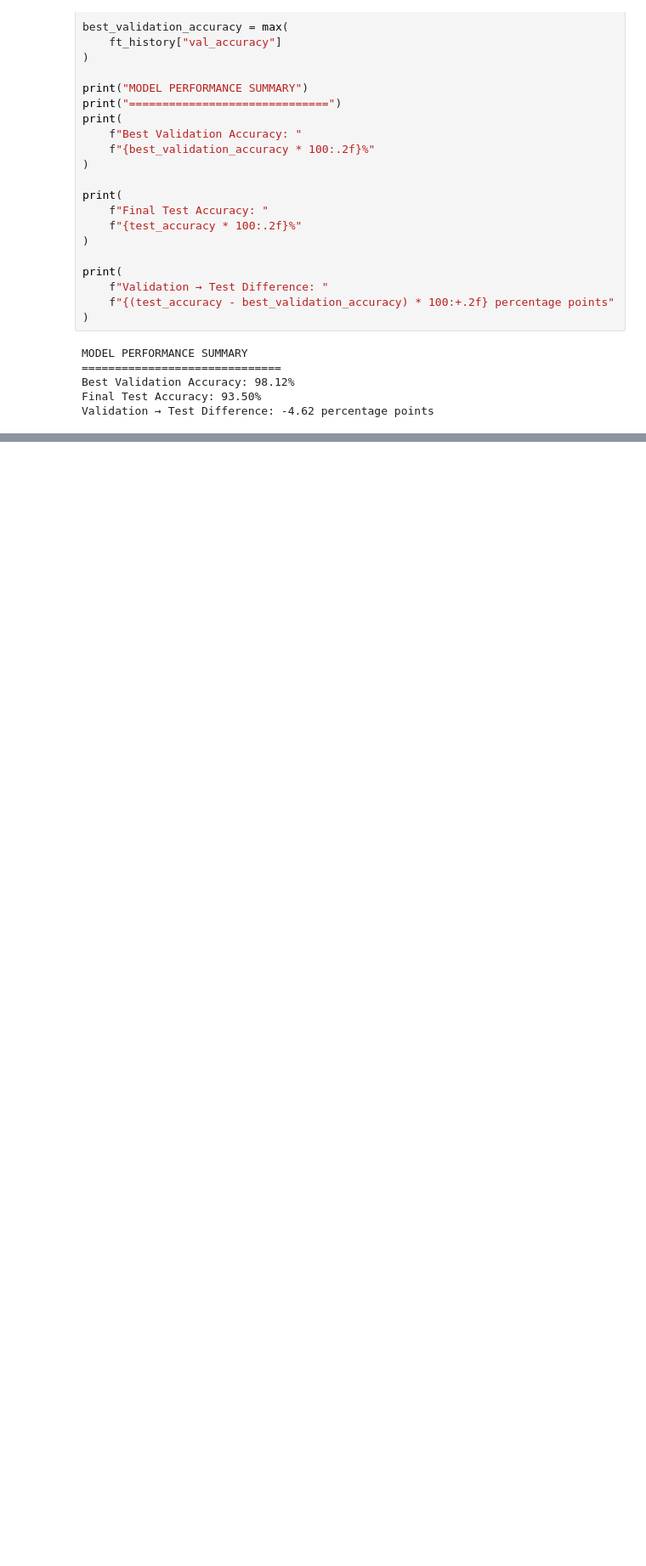
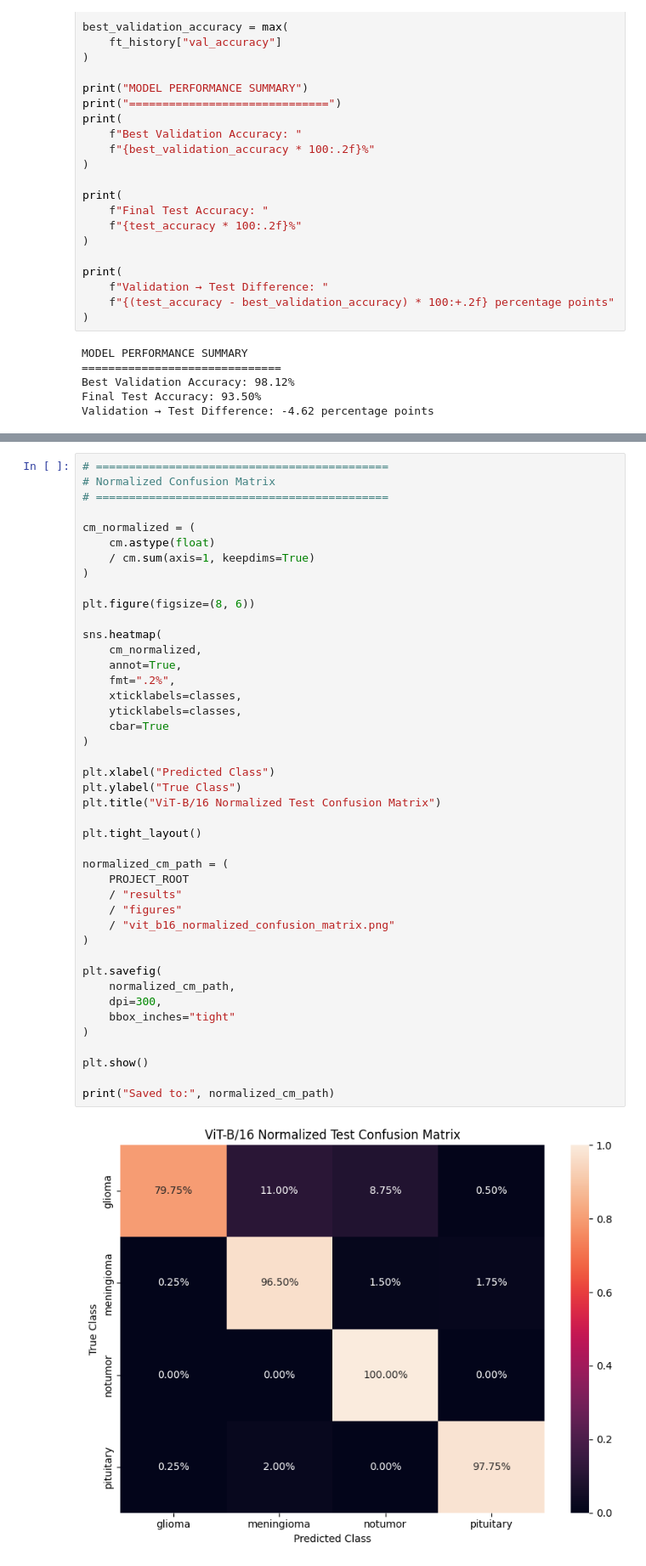
Before and after one commit to mirshadahamed/brain-tumor-mri-classification, a Jupyter notebook: brain-tumor-vit/notebooks/preprocessing.ipynb, the cells around one changed output, grey strips where cells are left out. Shown at 85% size. Saved outputs shown, nothing was run; the diff lists cells and outputs as text; blank space fills up the shorter version.

```diff
--- a/brain-tumor-vit/notebooks/preprocessing.ipynb
+++ b/brain-tumor-vit/notebooks/preprocessing.ipynb
@@ -1921,0 +2413,45 @@ Validation → Test Difference: -4.62 percentage points
+# %%
+# ============================================
+# Normalized Confusion Matrix
+# ============================================
+
+cm_normalized = (
+    cm.astype(float)
+    / cm.sum(axis=1, keepdims=True)
+)
+
+plt.figure(figsize=(8, 6))
+
+sns.heatmap(
+    cm_normalized,
+    annot=True,
+    fmt=".2%",
+    xticklabels=classes,
+    yticklabels=classes,
+    cbar=True
+)
+
+plt.xlabel("Predicted Class")
+plt.ylabel("True Class")
+plt.title("ViT-B/16 Normalized Test Confusion Matrix")
+
+plt.tight_layout()
+
+normalized_cm_path = (
+    PROJECT_ROOT
+    / "results"
+    / "figures"
+    / "vit_b16_normalized_confusion_matrix.png"
+)
+
+plt.savefig(
+    normalized_cm_path,
+    dpi=300,
+    bbox_inches="tight"
+)
+
+plt.show()
+
+print("Saved to:", normalized_cm_path)
+# %% [output]
+[figure, added]
```
Also changed, not shown: parts of 11 cells of this notebook, 9 other files.
